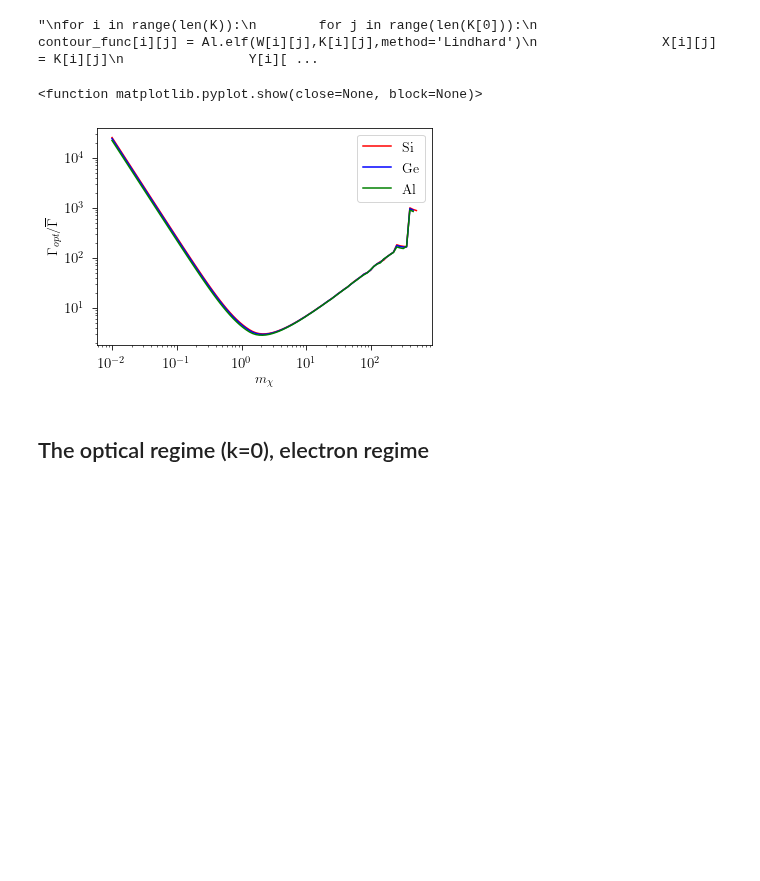
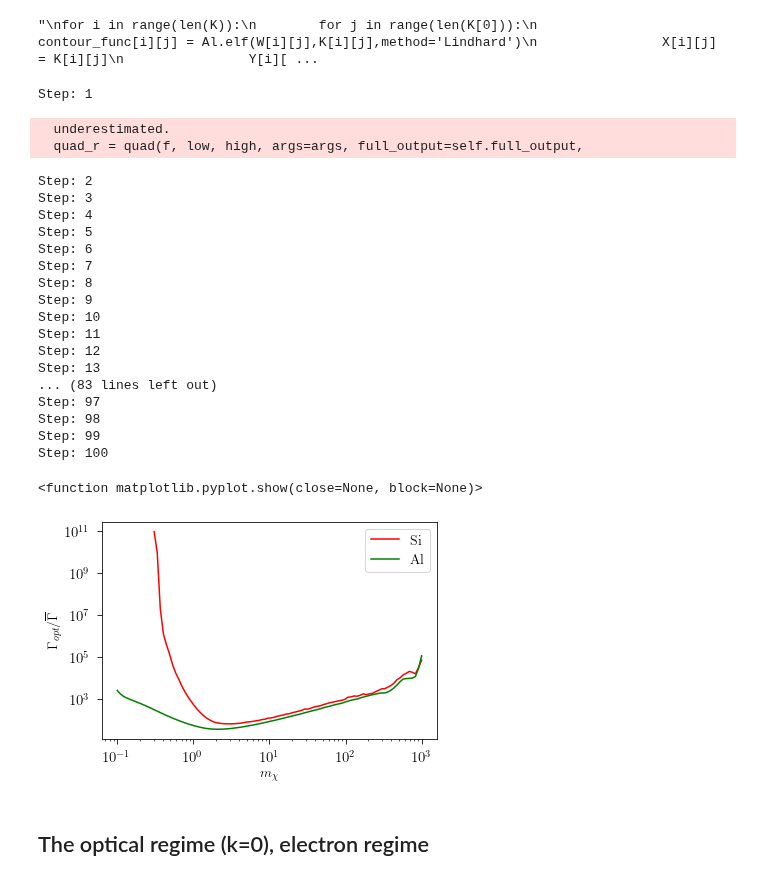
Before and after one commit to QU35T5/DarkELF, a Jupyter notebook: examples/gammabar_jesper.ipynb, the cells around one changed output. Saved outputs shown, nothing was run; the diff lists cells and outputs as text; code cells hidden in the pictures; blank space fills up the shorter version.

Commit message:
grid instead of lindhard

```diff
--- a/examples/gammabar_jesper.ipynb
+++ b/examples/gammabar_jesper.ipynb
@@ -87,11 +87,11 @@ yeartosec = 86400 * 365
 eVtoInvYr = eVtoInvS * yeartosec
 
 #Solid angle
-solid = 1/(2*np.pi**2)
+solid = 1/(2*np.pi)**3#1/(2*np.pi**2)
 
 #Integral of I(w,k)ELF(w,k)
 def integrand():
-      f = lambda k, w: I(w,k)*Si.elf(w,k,method='Lindhard') / eVtoInvYr
+      f = lambda k, w: I(w,k)*Si.elf(w,k,method='grid') / eVtoInvYr
       return dblquad(f,w_min,w_max,k_min,k_max)[0] * eVtoInvYr
 
 #Gamma-opt
@@ -103,18 +103,19 @@ def gamma_bar():
       return 2*integrand()*solid*c
 
 #Gamma-ratio plot
-mX = np.logspace(4,9,100) #0.01 - 1000 MeV
+mX = np.logspace(5,9,20) #0.01 - 1000 MeV
 #mX = 1e6*np.array([0.01,0.1,1,10,100,1000])
 #print(mX)
 gamma_ratio = []
 for x in mX:
       m_X   = x
-      w_min = 0
+      w_min = 1.12
       w_max = (v_max**2 * m_X / 2)
       k_min = lambda w: (v_max*m_X - np.sqrt(v_max**2 * m_X**2 - 2 * m_X * w))
       k_max = lambda w: (v_max*m_X + np.sqrt(v_max**2 * m_X**2 - 2 * m_X * w))
-      Si.update_params(mX = m_X)
+      Si.update_params(mX = m_X,mediator = 'massless')
       gamma_ratio.append(gamma_opt(x)/gamma_bar())
+      print('done')
       #print(gamma_ratio)
 
 #print('Ratio:',gamma_ratio)
@@ -187,16 +210,16 @@ plt.show()
 #PLOT FOR ALL MATERIALS
 #Integral of I(w,k)ELF(w,k)
 def Si_integrand():
-      f = lambda k, w: I(w,k)*Si.elf(w,k,method='Lindhard') / eVtoInvYr
-      return dblquad(f,w_min,w_max,k_min,k_max)[0] * eVtoInvYr
+      f = lambda k, w: I(w,k)*Si.elf(w,k,method='grid') / eVtoInvYr
+      return dblquad(f,w_min_si,w_max,k_min,k_max)[0] * eVtoInvYr
 
 def Ge_integrand():
-      f = lambda k, w: I(w,k)*Ge.elf(w,k,method='Lindhard') / eVtoInvYr
+      f = lambda k, w: I(w,k)*Ge.elf(w,k,method='grid') / eVtoInvYr
       return dblquad(f,w_min,w_max,k_min,k_max)[0] * eVtoInvYr
 
 def Al_integrand():
-      f = lambda k, w: I(w,k)*Al.elf(w,k,method='Lindhard') / eVtoInvYr
-      return dblquad(f,w_min,w_max,k_min,k_max)[0] * eVtoInvYr
+      f = lambda k, w: I(w,k)*Al.elf(w,k,method='grid') / eVtoInvYr
+      return dblquad(f,w_min_al,w_max,k_min,k_max)[0] * eVtoInvYr
 
 #Gamma-bar
 def Si_gamma_bar():
@@ -205,44 +228,67 @@ def Si_gamma_bar():
 def Ge_gamma_bar():
       return 2*Ge_integrand()*solid*c
 
 def Al_gamma_bar():
       return 2*Al_integrand()*solid*c
 
 
 #Produces a vector gamma_opt/gamma_bar of all different mX
 
-mX = np.logspace(4,9,100) #0.01 - 1000 MeV
+mX = np.logspace(5,9,100) #0.01 - 1000 MeV
 #mX = 1e6*np.array([0.01,0.1,1,10,100,1000])
 Si_gamma_ratio = []
-Ge_gamma_ratio = []
+#Ge_gamma_ratio = []
 Al_gamma_ratio = []
+step = 0
 for x in mX:
+      step = step + 1
+      print('Step:',step)
       m_chi = x
-      w_min = 0
+      w_min_al = .01
+      w_min_si = 1.12
       w_max = (v_max**2 * m_chi / 2)
       k_min = lambda w: (v_max*m_chi - np.sqrt(v_max**2 * m_chi**2 - 2 * m_chi * w))
       k_max = lambda w: (v_max*m_chi + np.sqrt(v_max**2 * m_chi**2 - 2 * m_chi * w))
-      Si.update_params(mX = m_chi)
-      Ge.update_params(mX = m_chi)
-      Al.update_params(mX = m_chi)
+      Si.update_params(mX = m_chi,mediator = 'massless')
+      #Ge.update_params(mX = m_chi)
+      Al.update_params(mX = m_chi,mediator = 'massless')
       #print(gamma_opt(m_chi)/Si_integrand(),gamma_opt(m_chi)/Ge_integrand(),gamma_opt(m_chi)/Al_integrand())
       Si_gamma_ratio.append(gamma_opt(m_chi)/Si_gamma_bar())
-      Ge_gamma_ratio.append(gamma_opt(m_chi)/Ge_gamma_bar())
+      #Ge_gamma_ratio.append(gamma_opt(m_chi)/Ge_gamma_bar())
       Al_gamma_ratio.append(gamma_opt(m_chi)/Al_gamma_bar())
-      #print(gamma_ratio)
 
 mX = mX/1e6
 
 plt.loglog(mX,Si_gamma_ratio,color = 'red',label = 'Si')
-plt.loglog(mX,Ge_gamma_ratio,color = 'blue',label = 'Ge')
+#plt.loglog(mX,Ge_gamma_ratio,color = 'blue',label = 'Ge')
 plt.loglog(mX,Al_gamma_ratio,color = 'green',label = 'Al')
 plt.xlabel(r'$m_\chi$')
 plt.ylabel(r'$\Gamma_{opt}/\overline{\Gamma}$')
 plt.legend()
 plt.show
 # %% [output]
-<function matplotlib.pyplot.show(close=None, block=None)>
+Step: 1
+  underestimated.
+  quad_r = quad(f, low, high, args=args, full_output=self.full_output,
+Step: 2
+Step: 3
+Step: 4
+Step: 5
+Step: 6
+Step: 7
+Step: 8
+Step: 9
+Step: 10
+Step: 11
+Step: 12
+Step: 13
+... (83 lines left out)
+Step: 97
+Step: 98
+Step: 99
+Step: 100
+<function matplotlib.pyplot.show(close=None, block=None)>
-[figure, old version]
+[figure, new version]
 # %%
 #----------
 #-OLD CODE-
```
Also changed, not shown: parts of 1 cell of this notebook.
